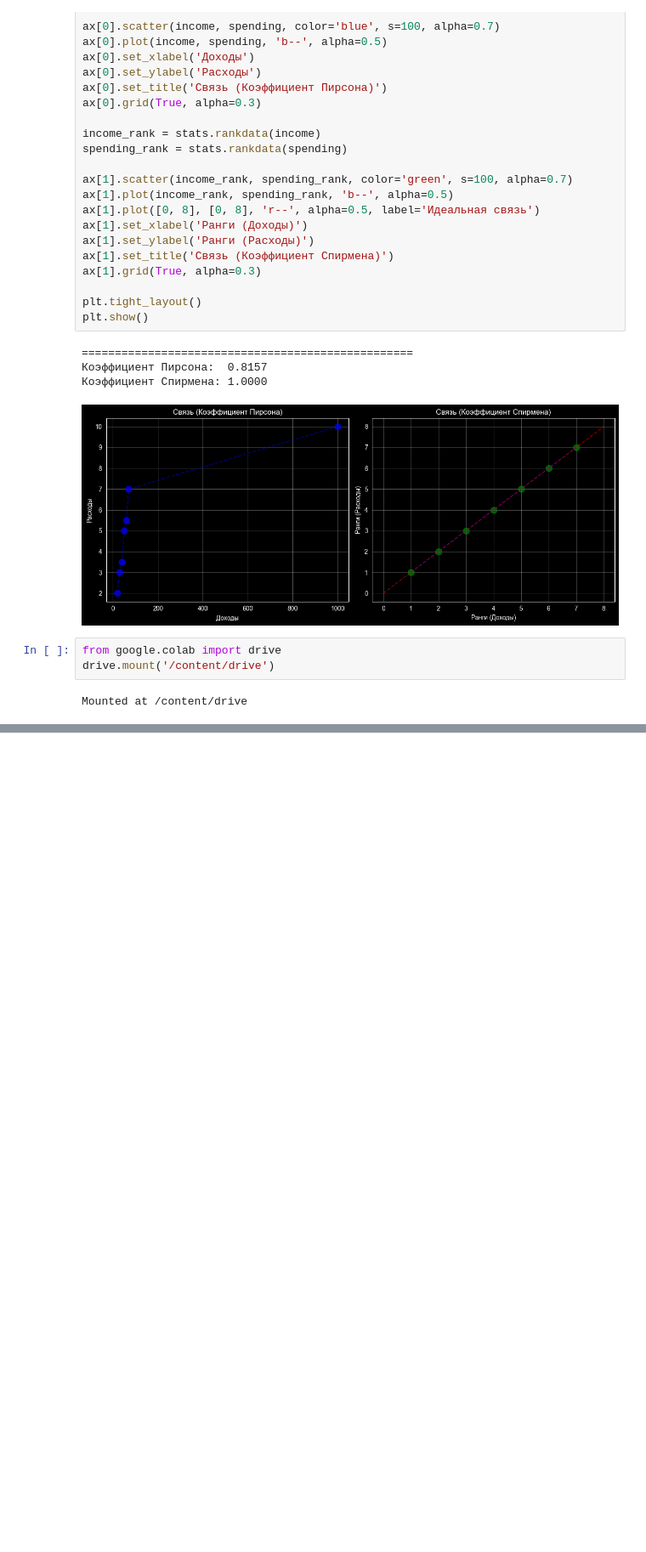
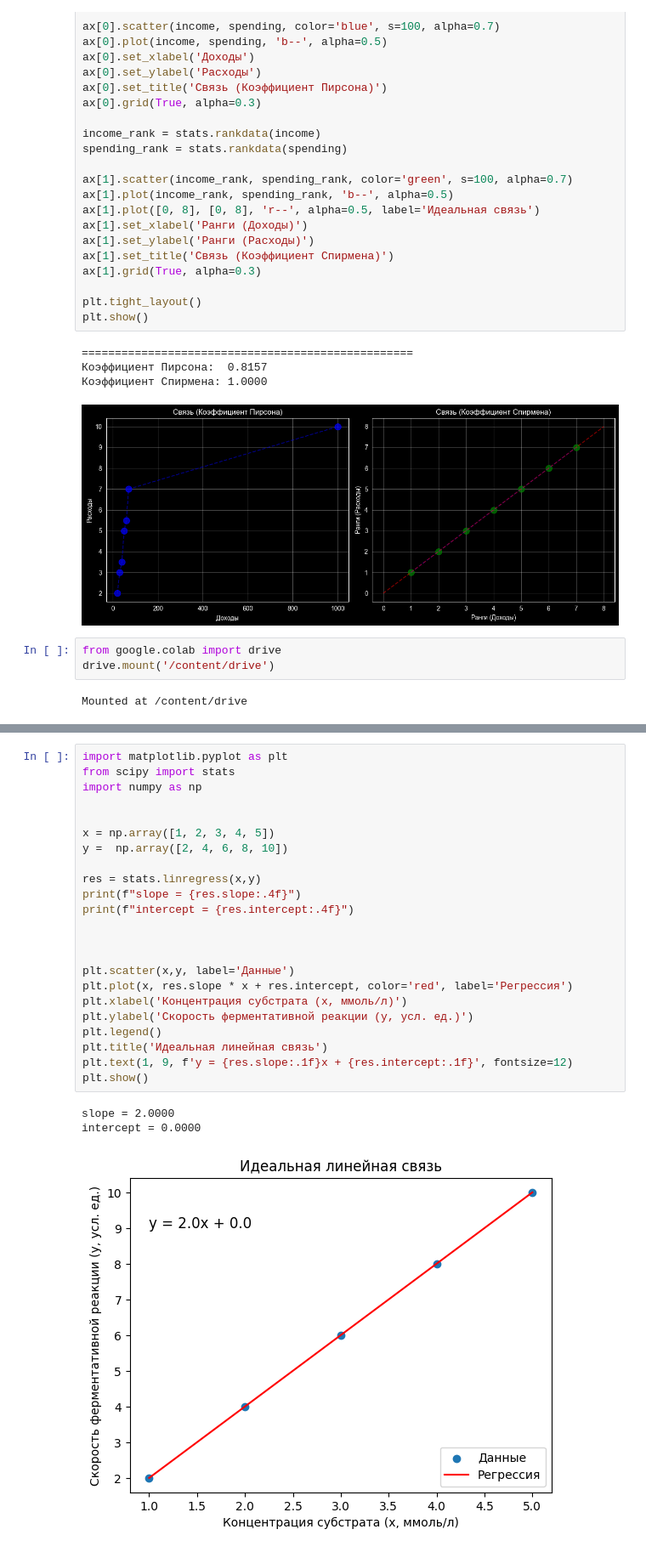
Before and after one commit to Arsenii-S7/Stats_Learning, a Jupyter notebook: Statistics.ipynb, the cells around one changed output, grey strips where cells are left out. Shown at 85% size. Saved outputs shown, nothing was run; the diff lists cells and outputs as text; blank space fills up the shorter version.

```diff
--- a/Statistics.ipynb
+++ b/Statistics.ipynb
@@ -2176,0 +2294,27 @@ Mounted at /content/drive
+# %%
+import matplotlib.pyplot as plt
+from scipy import stats
+import numpy as np
+
+
+x = np.array([1, 2, 3, 4, 5])
+y =  np.array([2, 4, 6, 8, 10])
+
+res = stats.linregress(x,y)
+print(f"slope = {res.slope:.4f}")
+print(f"intercept = {res.intercept:.4f}")
+
+
+
+plt.scatter(x,y, label='Данные')
+plt.plot(x, res.slope * x + res.intercept, color='red', label='Регрессия')
+plt.xlabel('Концентрация субстрата (x, ммоль/л)')
+plt.ylabel('Скорость ферментативной реакции (y, усл. ед.)')
+plt.legend()
+plt.title('Идеальная линейная связь')
+plt.text(1, 9, f'y = {res.slope:.1f}x + {res.intercept:.1f}', fontsize=12)
+plt.show()
+# %% [output]
+slope = 2.0000
+intercept = 0.0000
+[figure, added]
```
Also changed, not shown: parts of 8 cells of this notebook.
